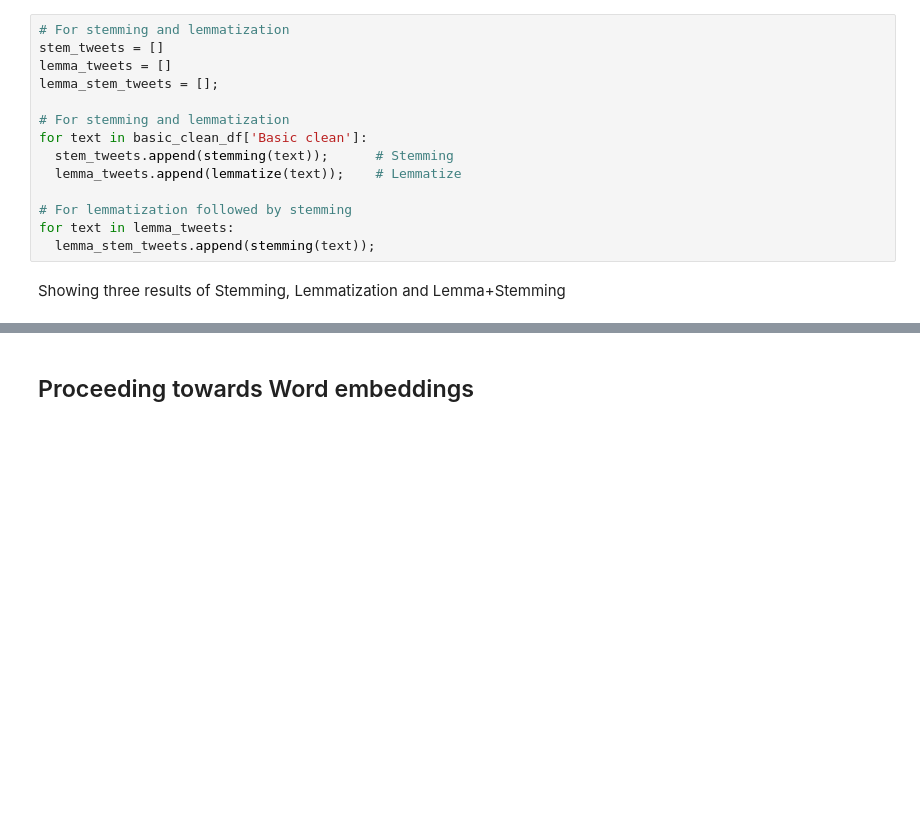
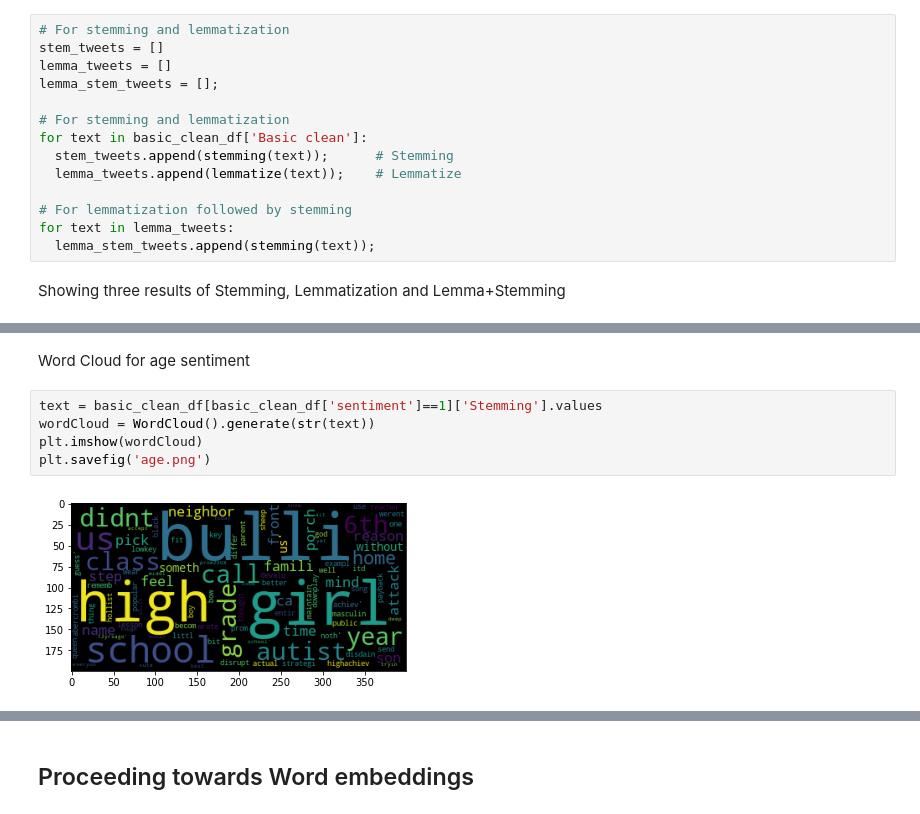
Before and after one commit to vishal19217/CyberBullying_Sentiment_Analysis, a Jupyter notebook: ML_Project_PreProcessing.ipynb, the cells around one changed output, grey strips where cells are left out. Drawn from its saved outputs; the diff is of its cells as text; blank space fills up the shorter version.

```diff
--- a/ML_Project_PreProcessing.ipynb
+++ b/ML_Project_PreProcessing.ipynb
@@ -341,0 +345,9 @@ basic_clean_df.head()
+# %% [markdown]
+Word Cloud for age sentiment
+# %%
+text = basic_clean_df[basic_clean_df['sentiment']==1]['Stemming'].values
+wordCloud = WordCloud().generate(str(text))
+plt.imshow(wordCloud)
+plt.savefig('age.png')
+# %% [output]
+[figure, added]
```
Also changed, not shown: parts of 22 cells of this notebook.
